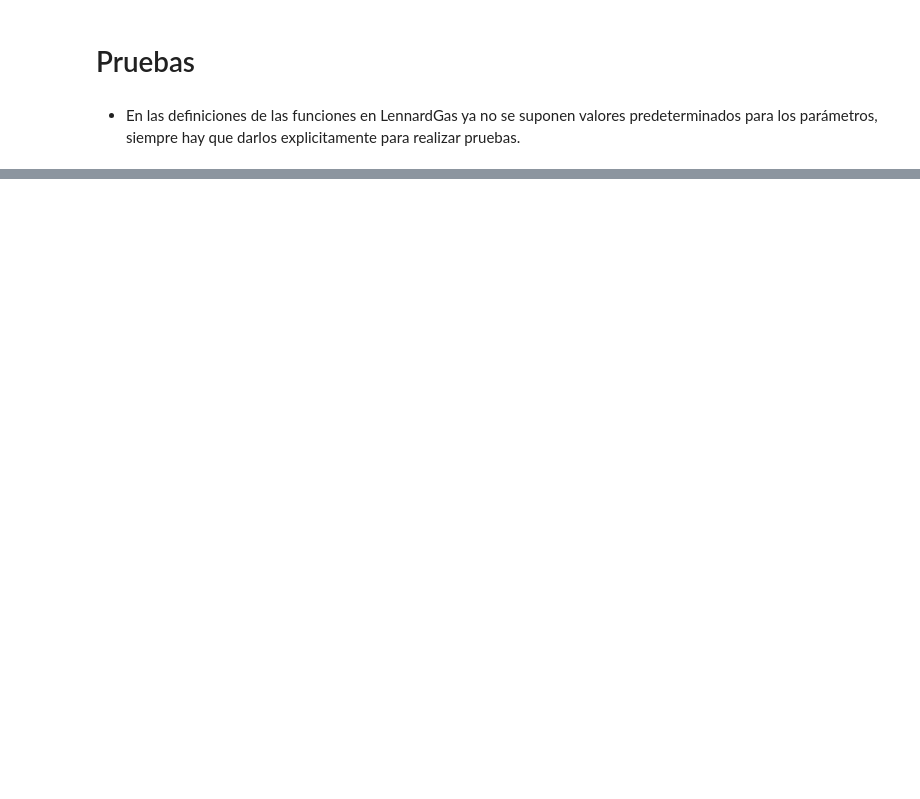
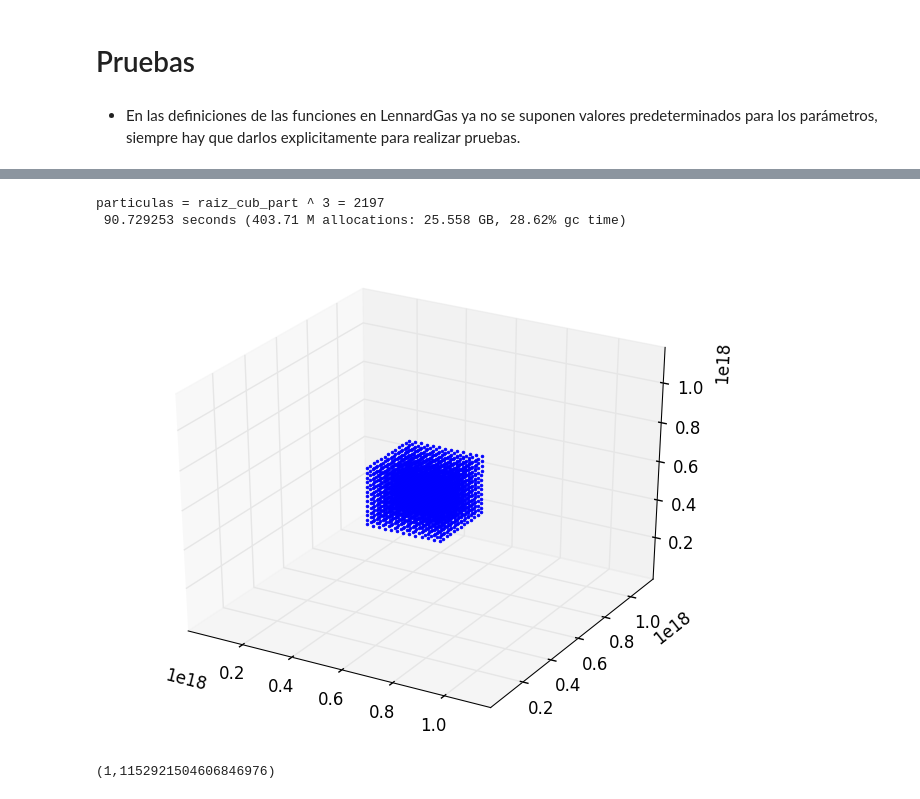
Before and after one commit to blas-ko/simulacion_gases_reversible, a Jupyter notebook: Pruebas.ipynb, the cells around one changed output, grey strips where cells are left out. Drawn from its saved outputs; the diff is of its cells as text; code cells hidden in the pictures; blank space fills up the shorter version.

```diff
--- a/Pruebas.ipynb
+++ b/Pruebas.ipynb
@@ -142,0 +120,23 @@ end
+# %%
+pasos = 50
+
+raiz_cub_part = 13
+@show particulas = raiz_cub_part^3
+
+#Condicion inicial (en Float64)
+inicial = cubito(raiz_cub_part, [L/2,L/2,L/2], L/4)
+segundo = fluctuacion_gaussiana(inicial, 0.0, 1.0)
+
+#Condición inicial (en Int64)
+X0 = flotante_a_entero(inicial, L, cajitas)
+X1 = flotante_a_entero(segundo, L, cajitas)
+@time registro = evolucion(X0, X1, pasos, L, cajitas, r_c, h);
+# %% [output]
+particulas = raiz_cub_part ^ 3 = 2197
+ 90.729253 seconds (403.71 M allocations: 25.558 GB, 28.62% gc time)
+# %%
+temp_inicial = 1
+fotograma(registro, temp_inicial; cajitas = 2^60)
+# %% [output]
+[figure, added]
+(1,1152921504606846976)
```
Also changed, not shown: parts of 48 cells of this notebook, 1 other file.
